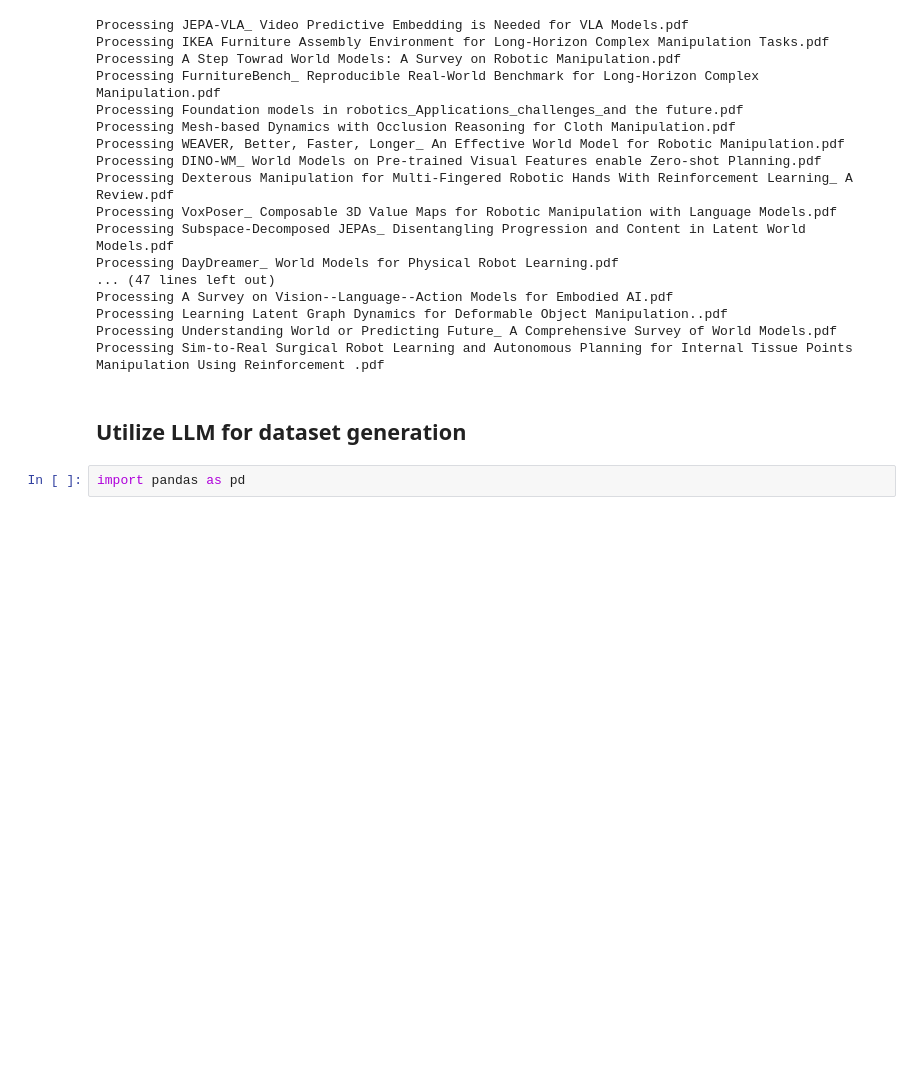
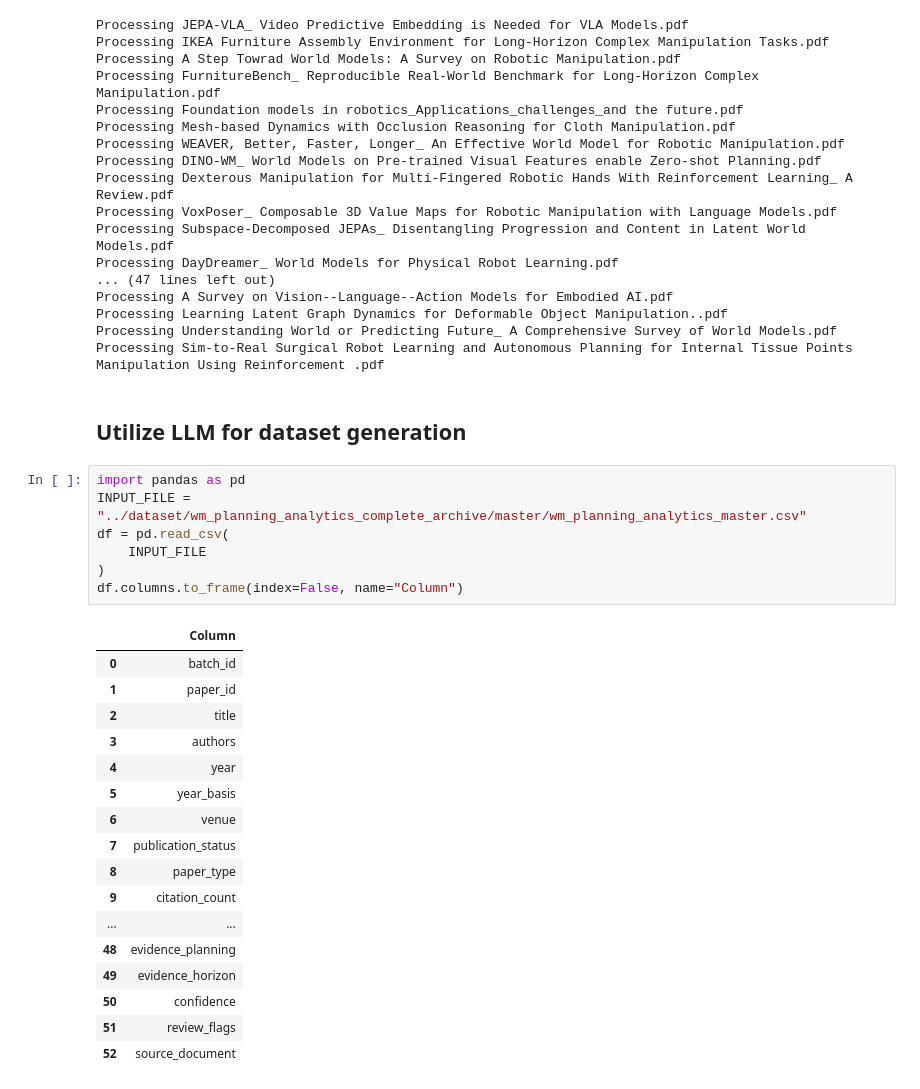
Before and after one commit to SpencerGPerkins/long-horizon_WM_analytics, a Jupyter notebook: notebooks/Analytics.ipynb, the cells around one changed output. Cells and saved outputs as stored; diff of their text form; blank space fills up the shorter version.

```diff
--- a/notebooks/Analytics.ipynb
+++ b/notebooks/Analytics.ipynb
@@ -706,3 +706,26 @@ Processing Sim-to-Real Surgical Robot Learning and Autonomous Planning for Inter
 ## Utilize LLM for dataset generation
 # %%
 import pandas as pd
+INPUT_FILE = "../dataset/wm_planning_analytics_complete_archive/master/wm_planning_analytics_master.csv"
+df = pd.read_csv(
+    INPUT_FILE
+)
+df.columns.to_frame(index=False, name="Column")
+# %% [output]
+|  | Column |
+| 0 | batch_id |
+| 1 | paper_id |
+| 2 | title |
+| 3 | authors |
+| 4 | year |
+| 5 | year_basis |
+| 6 | venue |
+| 7 | publication_status |
+| 8 | paper_type |
+| 9 | citation_count |
+| ... | ... |
+| 48 | evidence_planning |
+| 49 | evidence_horizon |
+| 50 | confidence |
+| 51 | review_flags |
+| 52 | source_document |
```
Also changed, not shown: parts of 1 cell of this notebook, 3 other files.
